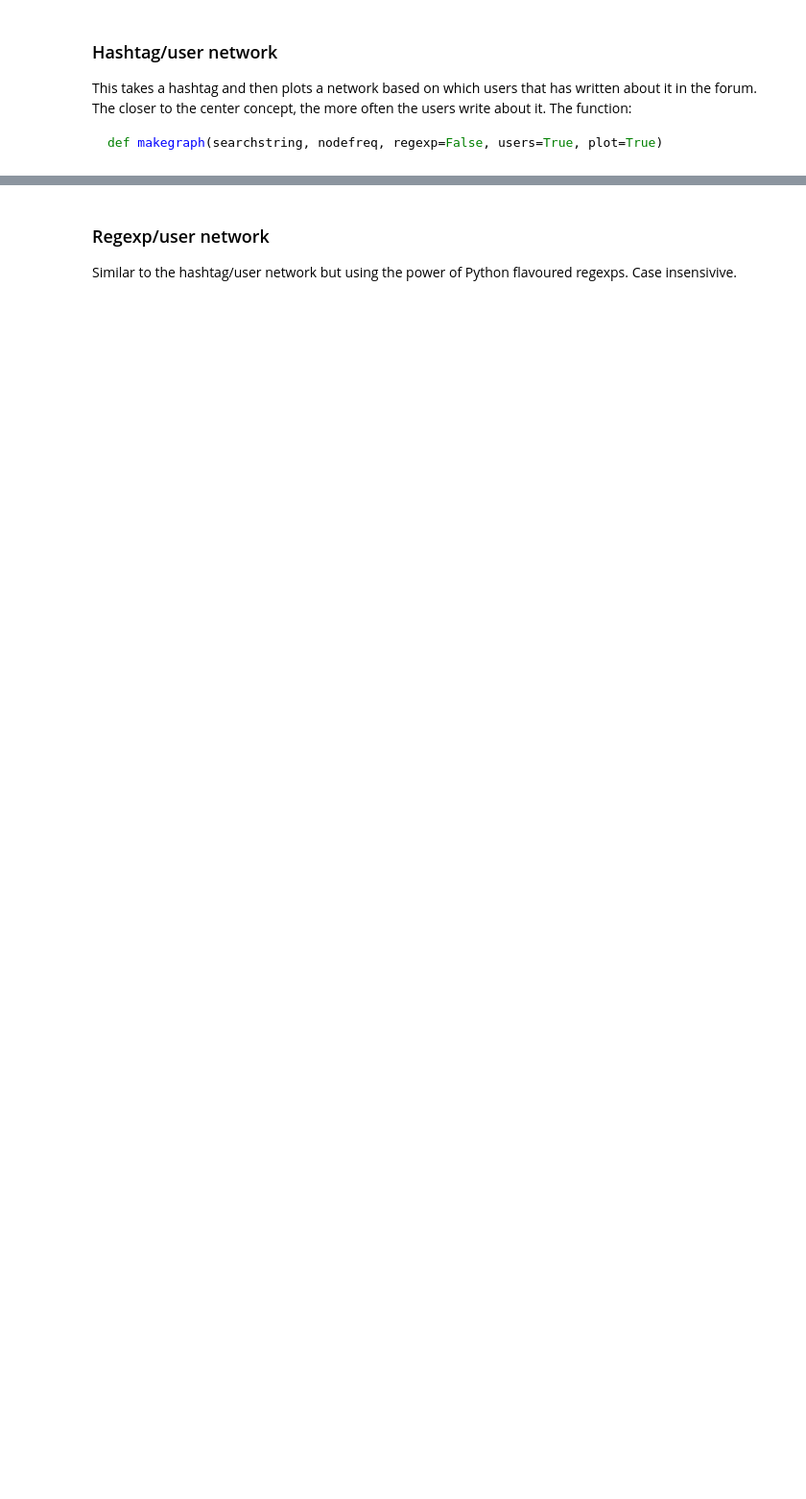
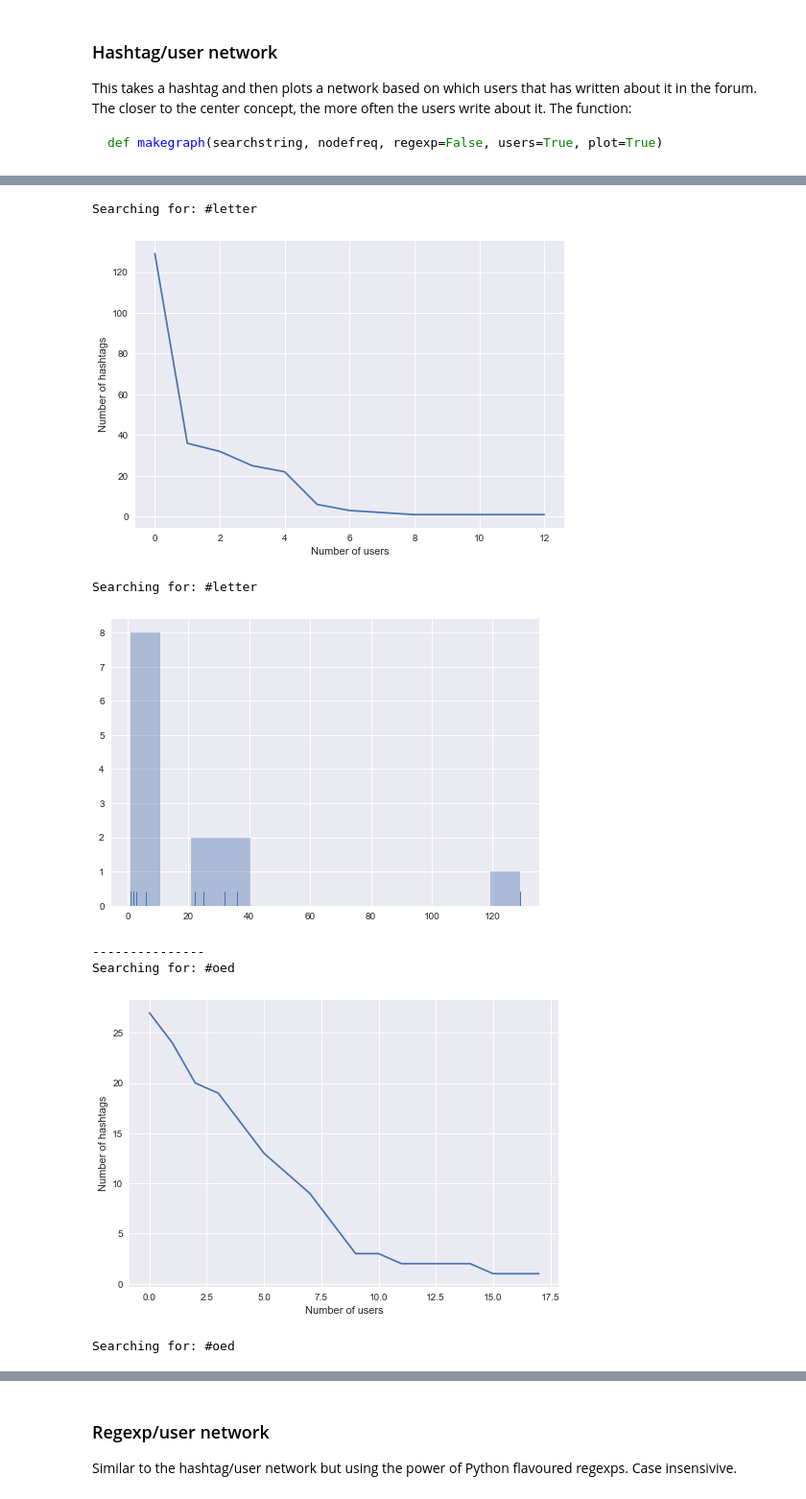
Before and after one commit to christopherkullenberg/talk-analyzer, a Jupyter notebook: shakespeareHashtagAnalyzer.ipynb, the cells around one changed output, grey strips where cells are left out. Shown: that part at 96% size. Cells and saved outputs as stored; diff of their text form; code cells hidden in the pictures; blank space fills up the shorter version.

Commit message:
added some functionality to CoreSet class

```diff
--- a/shakespeareHashtagAnalyzer.ipynb
+++ b/shakespeareHashtagAnalyzer.ipynb
@@ -83,0 +110,15 @@ Searching for: #womanwriter
+# %%
+'''Print graphs and stuff'''
+for hashtag in c.most_common(10):
+    ta.CoreSet.histogram(hashtag[0], df)
+    ta.CoreSet.distplot(hashtag[0], df)
+    print("---------------")
+# %% [output]
+Searching for: #letter
+[figure, added]
+Searching for: #letter
+[figure, added]
+---------------
+Searching for: #oed
+[figure, added]
+Searching for: #oed
```
Also changed, not shown: parts of 15 cells of this notebook, 2 other files.
